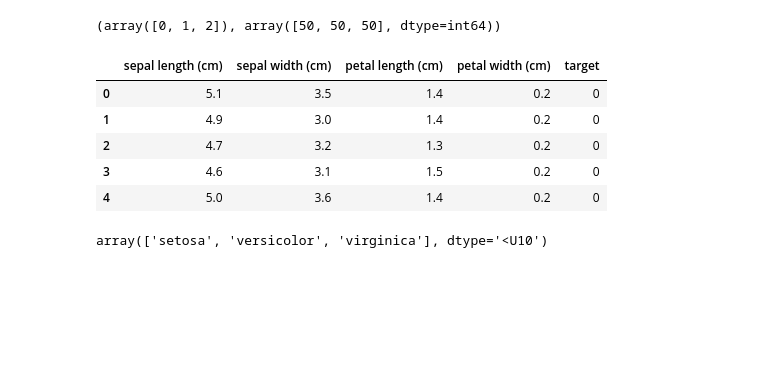
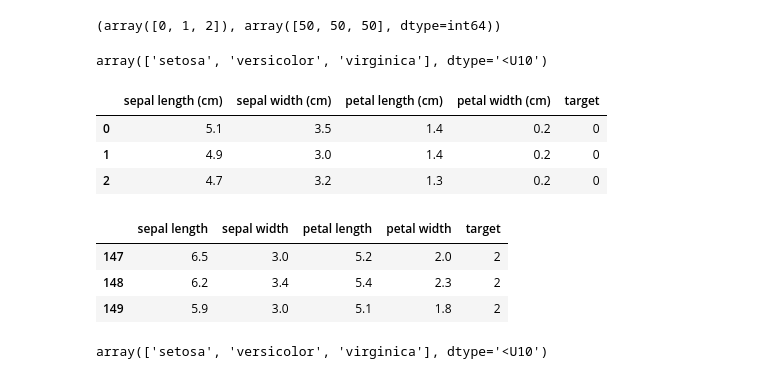
Before and after one commit to 1unasy/MachineLearning-2021-12, a Jupyter notebook: 01.Intro/01.Iris분류.ipynb, the cells around one changed output. Saved outputs shown, nothing was run; the diff lists cells and outputs as text; code cells hidden in the pictures; blank space fills up the shorter version.

```diff
--- a/01.Intro/01.Iris분류.ipynb
+++ b/01.Intro/01.Iris분류.ipynb
@@ -48,19 +76,31 @@ np.unique(iris.target, return_counts=True)
 # %% [output]
 (array([0, 1, 2]), array([50, 50, 50], dtype=int64))
+# %%
+iris.target_names
+# %% [output]
+array(['setosa', 'versicolor', 'virginica'], dtype='<U10')
 # %%
 # iris.data = 2차원 데이터
 # target = y 값
+# dataframe 생성 : 2차원 데이터, columns 이름
 import pandas as pd
 df = pd.DataFrame(iris.data, columns=iris.feature_names)
 df['target'] = iris.target
-df.head()
+df.head(3)
 # %% [output]
 |  | sepal length (cm) | sepal width (cm) | petal length (cm) | petal width (cm) | target |
 | 0 | 5.1 | 3.5 | 1.4 | 0.2 | 0 |
 | 1 | 4.9 | 3.0 | 1.4 | 0.2 | 0 |
 | 2 | 4.7 | 3.2 | 1.3 | 0.2 | 0 |
-| 3 | 4.6 | 3.1 | 1.5 | 0.2 | 0 |
-| 4 | 5.0 | 3.6 | 1.4 | 0.2 | 0 |
+# %%
+df = pd.DataFrame(iris.data, columns=feature_names)
+df['target'] = iris.target
+df.tail(3)
+# %% [output]
+|  | sepal length | sepal width | petal length | petal width | target |
+| 147 | 6.5 | 3.0 | 5.2 | 2.0 | 2 |
+| 148 | 6.2 | 3.4 | 5.4 | 2.3 | 2 |
+| 149 | 5.9 | 3.0 | 5.1 | 1.8 | 2 |
 # %%
 # target의 이름 3가지 품종
 iris.target_names
```
Also changed, not shown: parts of 19 cells of this notebook.
